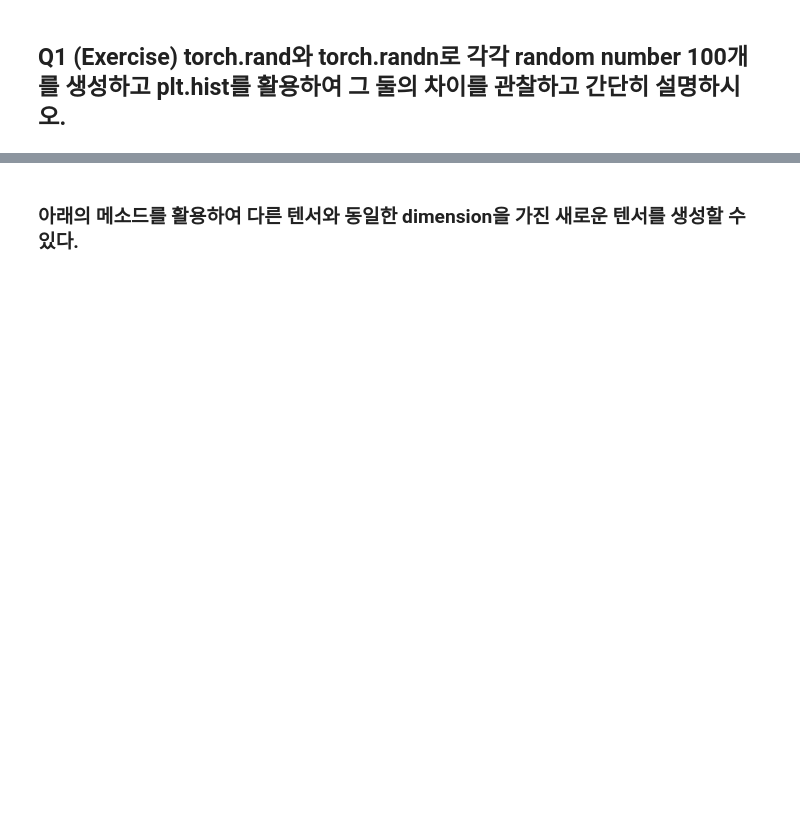
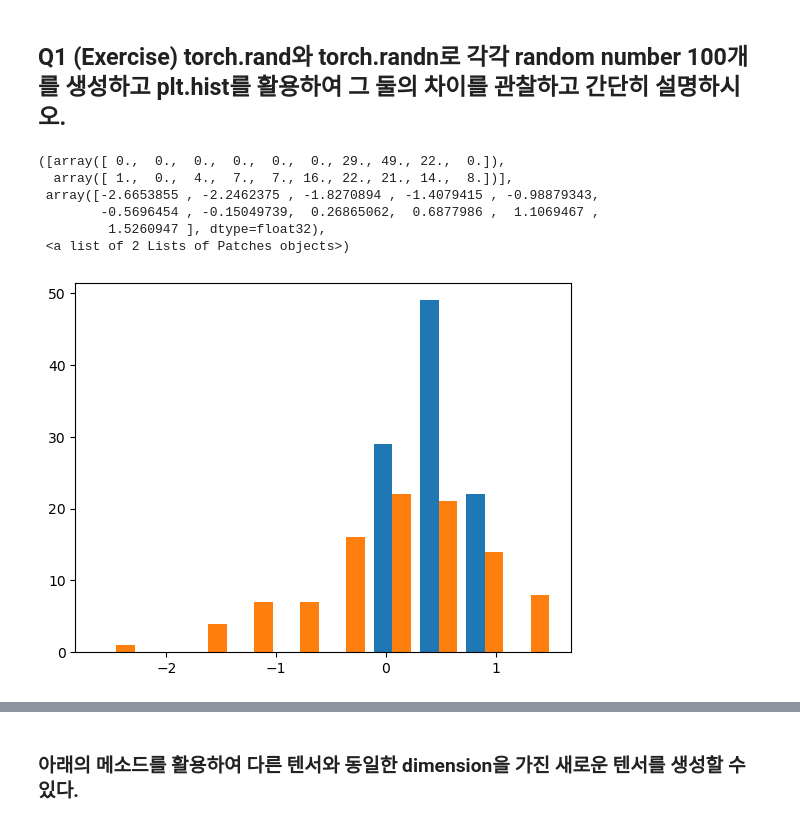
Before and after one commit to nayoung511/yeardream-DS, a Jupyter notebook: AI&DS특강/c06-Lecture_1_복습_및_실습_과제.ipynb, the cells around one changed output, grey strips where cells are left out. Drawn from its saved outputs; the diff is of its cells as text; code cells hidden in the pictures; blank space fills up the shorter version.

```diff
--- a/AI&DS특강/c06-Lecture_1_복습_및_실습_과제.ipynb
+++ b/AI&DS특강/c06-Lecture_1_복습_및_실습_과제.ipynb
@@ -115,3 +134,15 @@ print(f"Tensor b: {b}")
 # %%
 # 아래에 코드를 작성해주세요
 import matplotlib.pyplot as plt
+
+rand_a = torch.rand(100)
+randn_b = torch.randn(100)
+plt.hist((rand_a, randn_b))
+# %% [output]
+([array([ 0.,  0.,  0.,  0.,  0.,  0., 29., 49., 22.,  0.]),
+  array([ 1.,  0.,  4.,  7.,  7., 16., 22., 21., 14.,  8.])],
+ array([-2.6653855 , -2.2462375 , -1.8270894 , -1.4079415 , -0.98879343,
+        -0.5696454 , -0.15049739,  0.26865062,  0.6877986 ,  1.1069467 ,
+         1.5260947 ], dtype=float32),
+ <a list of 2 Lists of Patches objects>)
+[figure, added]
```
Also changed, not shown: parts of 8 cells of this notebook.
